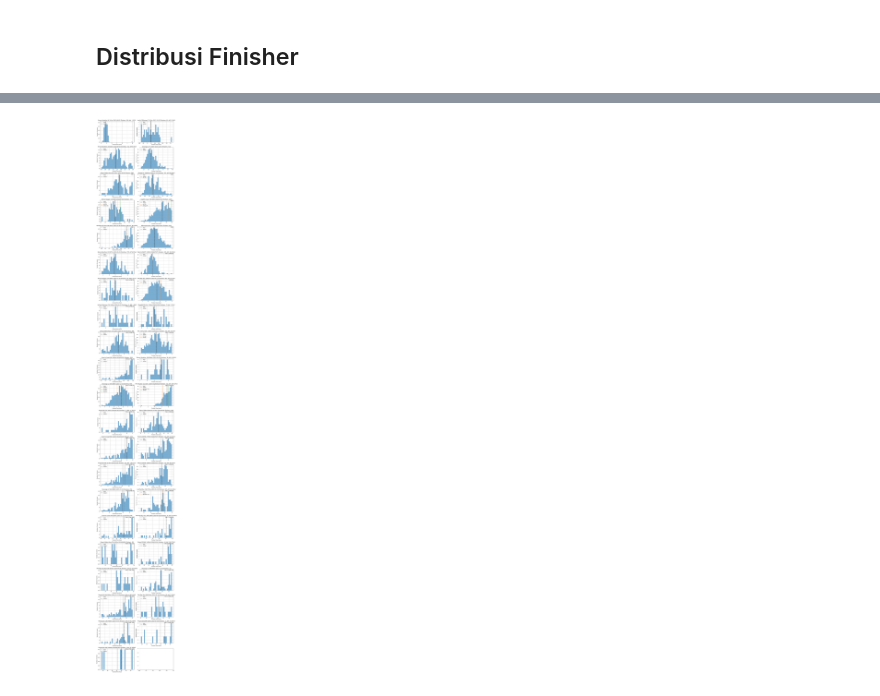
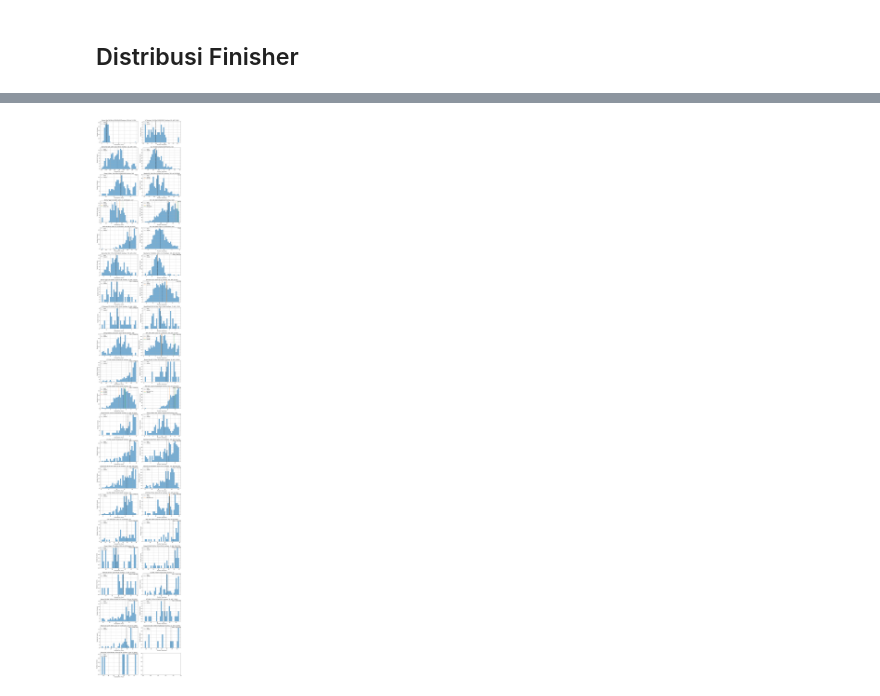
Before and after one commit to bennylp/indotrailstats, a Jupyter notebook: Indo Trail-Ultra Run Statistics.ipynb, the cells around one changed output, grey strips where cells are left out. Drawn from its saved outputs; the diff is of its cells as text; code cells hidden in the pictures.

Commit message:
Shorten long race names

```diff
--- a/Indo Trail-Ultra Run Statistics.ipynb
+++ b/Indo Trail-Ultra Run Statistics.ipynb
@@ -45,11 +45,9 @@ def plot_distribution(race: Race, names: List[str] = [], ax=None):
     ax.set_xlabel('Finished Time (Hour)')
     ax.set_ylabel('Number of runners')
 
-    title = title + f' (finishers: {len(times)}'
+    title = title + f' finishers: {len(times)}'
     if race.dnf:
-        title += f', dnf: {race.dnf} ({race.dnf/(race.dnf+len(times)):.0%}))'
-    else:
-        title += ')'
+        title += f', dnf: {race.dnf} ({race.dnf/(race.dnf+len(times)):.0%})'
 
     ax.set_title(title)
     ax.axvline(x=times.mean(), linestyle=':',
@@ -316,17 +314,17 @@ def read_rinjani100(filename: str) -> pd.DataFrame:
 # %%
 %%time
 
-BRO = "Bromo Marathon"
-BTG = "Bromo Tengger"
-BTR = "Bali Trail Run"
-CTC = "Coast to Coast"
-DCR = "Dieng Caldera Race"
+BRO = "Bromo Mar"
+BTG = "Bromo Tgger"
+BTR = "BTR"
+CTC = "CTC"
+DCR = "Dieng Caldera"
 MAN = "Mantra116"
-MSR = "Merbabu Sky Race"
+MSR = "MSR"
 MST = "MesaStila100"
 RIN = 'Rinjani100'
-SLU = "Siksorogo LU"
-VTM = 'Vertical Telomoyo'
+SLU = "SLU"
+VTM = 'V. Telomoyo'
 
 ITRA0 = 'ITRA 0'
 ITRA1 = 'ITRA 1'
@@ -413,7 +411,7 @@ def distribusi_finisher():
     races = sorted(races, key=lambda r: r.median)
     ncols = 2
     nrows = (len(races)+ncols-1)//ncols
-    fig, axs = plt.subplots(nrows, ncols, figsize=(ncols*6, nrows*4))
+    fig, axs = plt.subplots(nrows, ncols, figsize=(ncols*6.5, nrows*4))
     r,c=0,0
     for i in range(len(races)):
         race = races[i]
@@ -427,8 +425,5 @@ def distribusi_finisher():
     #plt.show()
     plt.savefig('stat.png')
 
-    Markdown('![stat](stat.png "Statistik")')
-
-
 distribusi_finisher()
 # %% [output]
@@ -437 +432 @@ Wall time: 7.12 s
-[figure, old version]
+[figure, new version]
```
Also changed, not shown: parts of 2 cells of this notebook, 1 other file.
